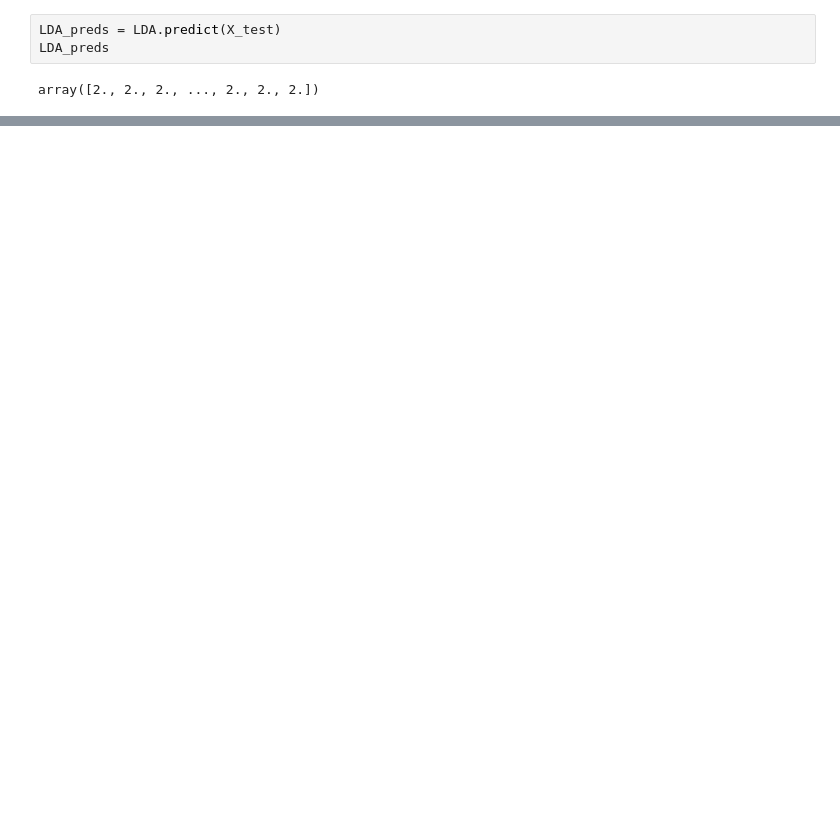
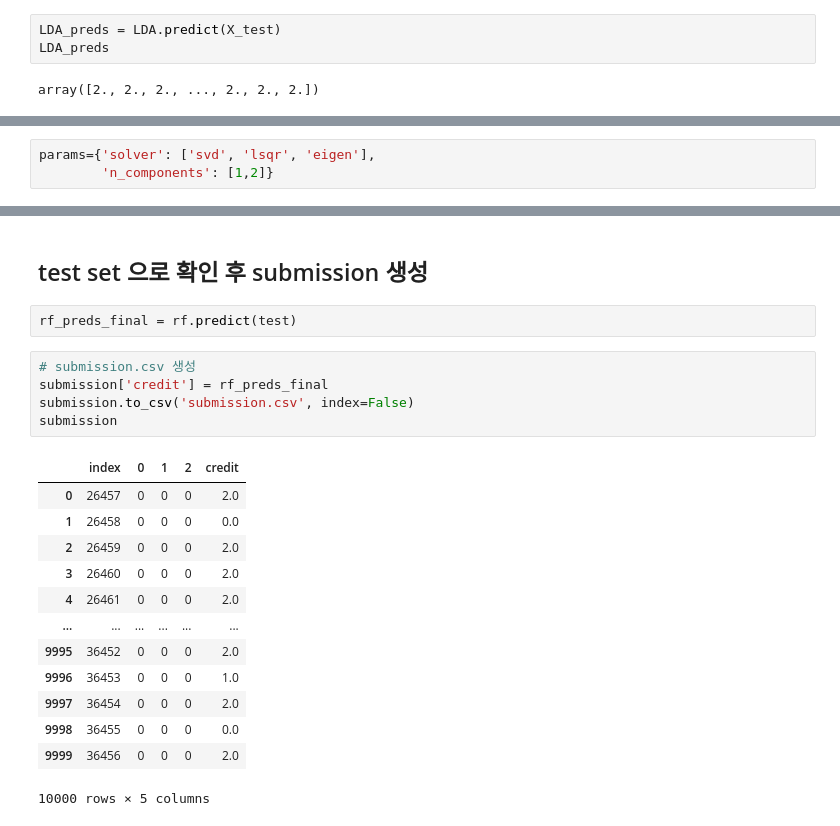
Before and after one commit to SungaHwang/ML_practice, a Jupyter notebook: LDA,QDA_신용카드연체예측.ipynb, the cells around one changed output, grey strips where cells are left out. Drawn from its saved outputs; the diff is of its cells as text; blank space fills up the shorter version.

```diff
--- a/LDA,QDA_신용카드연체예측.ipynb
+++ b/LDA,QDA_신용카드연체예측.ipynb
@@ -443,0 +468,3 @@ accuracy:0.6469
+# %%
+params={'solver': ['svd', 'lsqr', 'eigen'],
+        'n_components': [1,2]}
@@ -455,0 +536,23 @@ accuracy:0.6422
+# %% [markdown]
+## test set 으로 확인 후 submission 생성
+# %%
+rf_preds_final = rf.predict(test)
+# %%
+# submission.csv 생성
+submission['credit'] = rf_preds_final
+submission.to_csv('submission.csv', index=False)
+submission
+# %% [output]
+|  | index | 0 | 1 | 2 | credit |
+| 0 | 26457 | 0 | 0 | 0 | 2.0 |
+| 1 | 26458 | 0 | 0 | 0 | 0.0 |
+| 2 | 26459 | 0 | 0 | 0 | 2.0 |
+| 3 | 26460 | 0 | 0 | 0 | 2.0 |
+| 4 | 26461 | 0 | 0 | 0 | 2.0 |
+| ... | ... | ... | ... | ... | ... |
+| 9995 | 36452 | 0 | 0 | 0 | 2.0 |
+| 9996 | 36453 | 0 | 0 | 0 | 1.0 |
+| 9997 | 36454 | 0 | 0 | 0 | 2.0 |
+| 9998 | 36455 | 0 | 0 | 0 | 0.0 |
+| 9999 | 36456 | 0 | 0 | 0 | 2.0 |
+10000 rows × 5 columns
```
Also changed, not shown: parts of 30 cells of this notebook.
